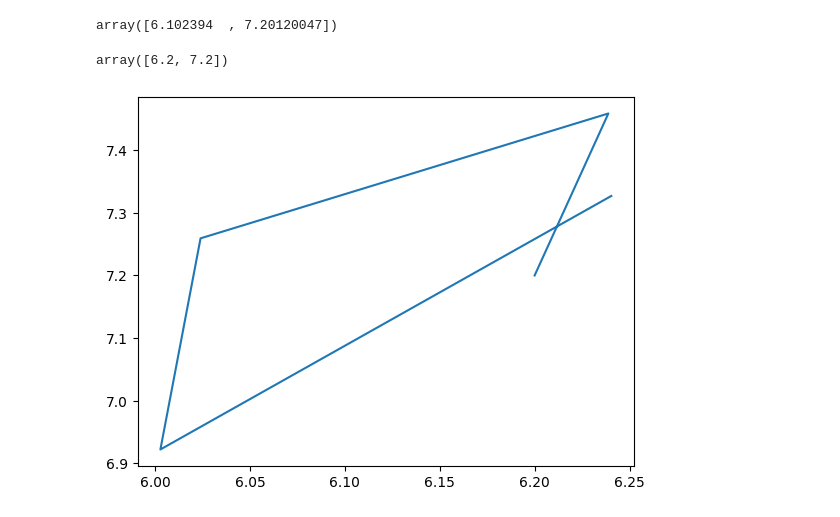
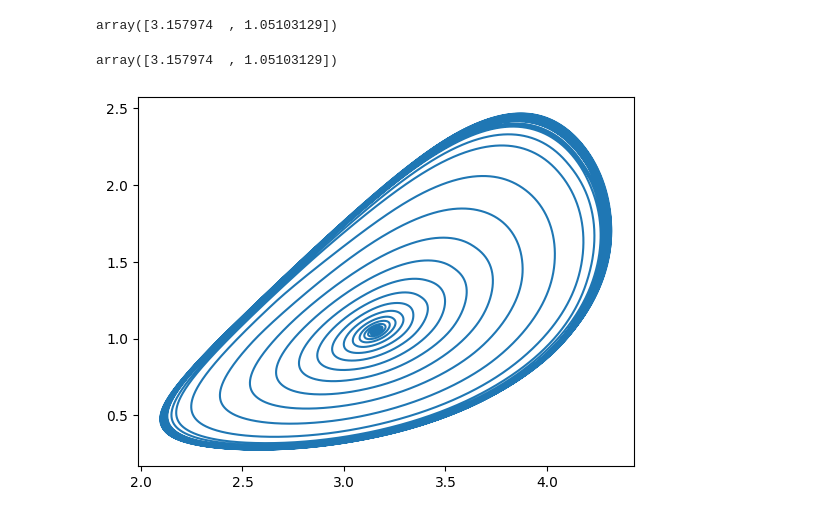
Before and after one commit to nbj2008/wilson_cowan_2d, a Jupyter notebook: notebooks/New Works/Getting SSN to Work.ipynb, the cells around one changed output. Cells and saved outputs as stored; diff of their text form; code cells hidden in the pictures.

Commit message:
With new params for SSN

```diff
--- a/notebooks/New Works/Getting SSN to Work.ipynb
+++ b/notebooks/New Works/Getting SSN to Work.ipynb
@@ -29,16 +29,18 @@ report_path = "/home/nicolasjudd/school_notes/neural/final_report/"
 img_path = os.path.join(report_path, 'img')
 # %%
 n = 3
-k = 1
+k = 0.8
 
-τe, τi = 0.1, 0.21
+τe, τi = 1, 1
 
-A = np.array(( [1.5, 1]
-              ,[0.5, 0.1]))
-Θ = np.array([0.125, 0.4])
+# A = np.array(( [1.1, 0.25]
+#               ,[1, 0.11]))
+# Θ = np.array([-0.25, -0.1])
 
+A=np.array([[1, 1.5], [1, 0.25]])
+Θ=np.array([0.001, 1.8])
 
-xrang = np.linspace(0,1.7,100)
+xrang = np.linspace(0,3.7,100)
 param = wcp.SSNDefaultParams(n=n, k=k, size = 2**8,
                              τ = np.array([τe, τi])
                             , A=A, Θ = Θ)
@@ -54,7 +56,9 @@ def P(z):
     + param.A[1,1]*(z + param.Θ[0])\
     - param.A[0,1]*param.Θ[1])
 
+_ = plt.hlines(0, xmin=0, xmax=20, color='r')
 
 _ = plt.plot(xrang, F(xrang))
-# _ = plt.ylim(0,6)
+# _ = plt.xlim(0,1)
+_ = plt.ylim(-1, 1)
 # %% [output]
@@ -69,7 +73,7 @@ _ = plt.plot(xrang, F(xrang))
 # # param.Θ = np.array([0.08, 0.4])
 
 u,v,cps = calc_nulclines_crosspoints(param, interp_prec=1e-6,
-                                     fit_points=1_000,t_rang=(-5, 10))
+                                     fit_points=1_000,t_rang=(-0, 7))
 # %%
 _ = plt.plot(*u)
 _ = plt.plot(*v)
@@ -126,28 +133,41 @@ param = wcp.SSNDefaultParams(n=n, k=k, size = 2**8,
 # %%
 cps[:,-1]
 # %% [output]
-array([6.102394  , 7.20120047])
+array([3.157974  , 1.05103129])
 # %%
-inp = np.array([6.2,7.2])  # cps[:,-1]  # (np.array(0.68650003), np.array(5.148322))
+inp = cps[:, -1]  # (np.array(0.65050003), np.array(5.148322))
 inp
 # %% [output]
-array([6.2, 7.2])
+array([3.157974  , 1.05103129])
 # %%
+τ = 0.4
+
+τe = 1
+τi = τ * τe
+
+param = wcp.SSNDefaultParams(n=n, k=k, size = 2**8,
+                             τ = np.array([τe, τi])
+                            , A=A, Θ = Θ)
+
+
 test = wck.WCUnif(inp, param)
 
 start=0
-end=0.5
+end=50
 
 step = 1/2_000
-res = test((0,end))  #, t_eval=np.arange(0, end, step),)
+res = test((0,end), t_eval=np.arange(0, end, step),)
 _ = plt.plot(res.u, res.v)
 
 # _ = plt.hlines([5.15], xmin=0, xmax=1, color='red' )
 # _ = plt.vlines([0.69], ymin=4, ymax=7, color='red' )
 
+# _ = plt.xlim(0,10)
+# _ = plt.ylim(0,10)
+
 # plt.savefig(os.path.join(img_path, "uv-plot_limit_cycle.png"))
 # %% [output]
-[figure, old version]
+[figure, new version]
 # %%
 _ = plt.plot(res.t, res.u, label='u')
 # _ = plt.xlim(0,0.3)
```
Also changed, not shown: parts of 5 cells of this notebook, 7 other files.
